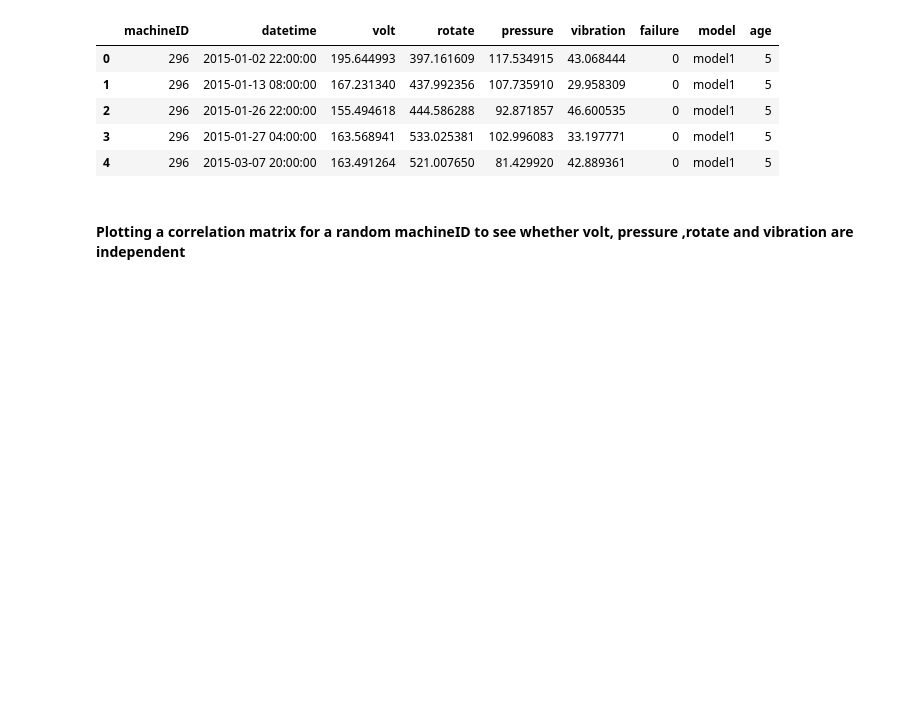
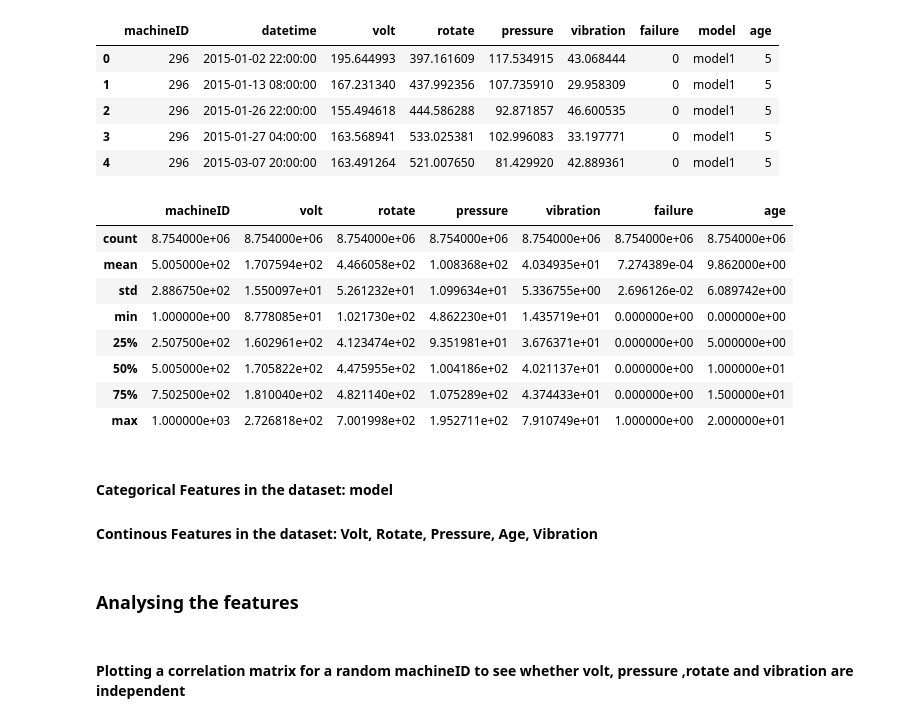
Before and after one commit to vanshilshah97/pred_maint_zf, a Jupyter notebook: zf_task_code_submit.ipynb, the cells around one changed output. Drawn from its saved outputs; the diff is of its cells as text; code cells hidden in the pictures; blank space fills up the shorter version.

```diff
--- a/zf_task_code_submit.ipynb
+++ b/zf_task_code_submit.ipynb
@@ -158,6 +158,23 @@ df_features.head()
 | 2 | 296 | 2015-01-26 22:00:00 | 155.494618 | 444.586288 | 92.871857 | 46.600535 | 0 | model1 | 5 |
 | 3 | 296 | 2015-01-27 04:00:00 | 163.568941 | 533.025381 | 102.996083 | 33.197771 | 0 | model1 | 5 |
 | 4 | 296 | 2015-03-07 20:00:00 | 163.491264 | 521.007650 | 81.429920 | 42.889361 | 0 | model1 | 5 |
+# %%
+df_features.describe()
+# %% [output]
+|  | machineID | volt | rotate | pressure | vibration | failure | age |
+| count | 8.754000e+06 | 8.754000e+06 | 8.754000e+06 | 8.754000e+06 | 8.754000e+06 | 8.754000e+06 | 8.754000e+06 |
+| mean | 5.005000e+02 | 1.707594e+02 | 4.466058e+02 | 1.008368e+02 | 4.034935e+01 | 7.274389e-04 | 9.862000e+00 |
+| std | 2.886750e+02 | 1.550097e+01 | 5.261232e+01 | 1.099634e+01 | 5.336755e+00 | 2.696126e-02 | 6.089742e+00 |
+| min | 1.000000e+00 | 8.778085e+01 | 1.021730e+02 | 4.862230e+01 | 1.435719e+01 | 0.000000e+00 | 0.000000e+00 |
+| 25% | 2.507500e+02 | 1.602961e+02 | 4.123474e+02 | 9.351981e+01 | 3.676371e+01 | 0.000000e+00 | 5.000000e+00 |
+| 50% | 5.005000e+02 | 1.705822e+02 | 4.475955e+02 | 1.004186e+02 | 4.021137e+01 | 0.000000e+00 | 1.000000e+01 |
+| 75% | 7.502500e+02 | 1.810040e+02 | 4.821140e+02 | 1.075289e+02 | 4.374433e+01 | 0.000000e+00 | 1.500000e+01 |
+| max | 1.000000e+03 | 2.726818e+02 | 7.001998e+02 | 1.952711e+02 | 7.910749e+01 | 1.000000e+00 | 2.000000e+01 |
+# %% [markdown]
+#### Categorical Features in the dataset: model
+#### Continous Features in the dataset: Volt, Rotate, Pressure, Age, Vibration
+# %% [markdown]
+### Analysing the features
 # %% [markdown]
 #### Plotting a correlation matrix for a random machineID to see whether volt, pressure ,rotate and vibration are independent
 # %%
```
Also changed, not shown: parts of 23 cells of this notebook, 4 other files.
